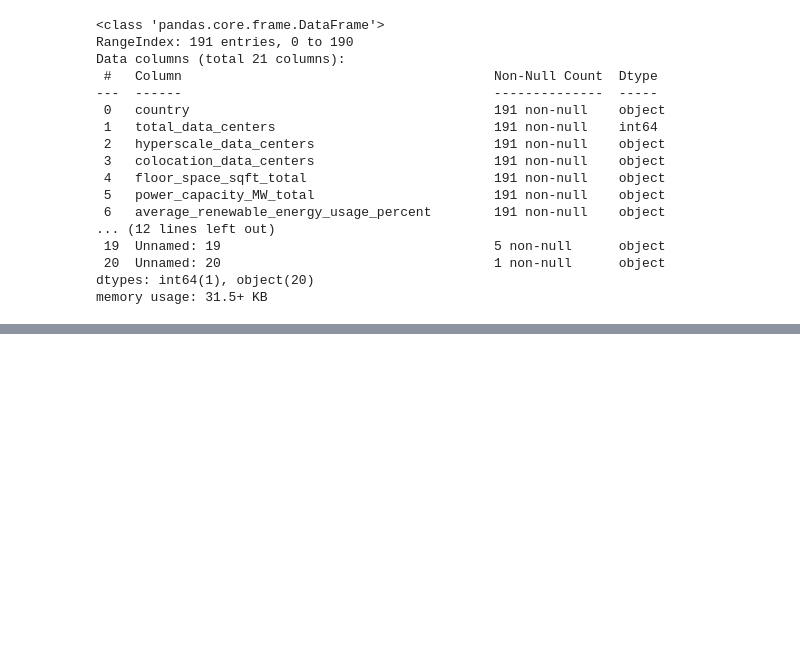
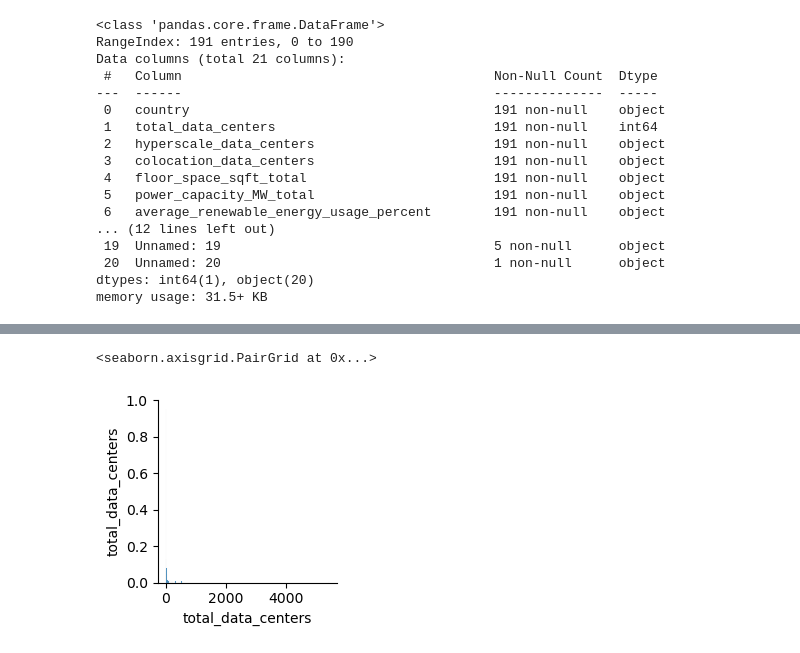
Before and after one commit to hhnguyen72/future_code, a Jupyter notebook: notebook/eda.ipynb, the cells around one changed output, grey strips where cells are left out. Saved outputs shown, nothing was run; the diff lists cells and outputs as text; code cells hidden in the pictures; blank space fills up the shorter version.

```diff
--- a/notebook/eda.ipynb
+++ b/notebook/eda.ipynb
@@ -10,0 +14,3 @@ df.shape
+# %%
+df = load_data()
+print(df.shape)
@@ -34,4 +97,3 @@ df.sample(5)
 # %%
 print("\n--- Dropping Columns ---")
-df = df.drop(columns=constants.DROP_COLUMNS, errors='ignore')
-df.info()
+df = drop_columns(df)
@@ -40,0 +127,5 @@ print(df.isnull().sum())
+# %%
+print("\n -- Duplicated Rows ---")
+print(df.duplicated().sum())
+df = df.drop_duplicates()
+print("After dropping duplicates:", df.duplicated().sum())
@@ -44,0 +171,6 @@ print(df.describe())
+# %%
+# Initial Scatter Matrix (Come back to this later)
+sns.pairplot(df)
+# %% [output]
+<seaborn.axisgrid.PairGrid at 0x...>
+[figure, added]
```
Also changed, not shown: parts of 13 cells of this notebook, 5 other files.
